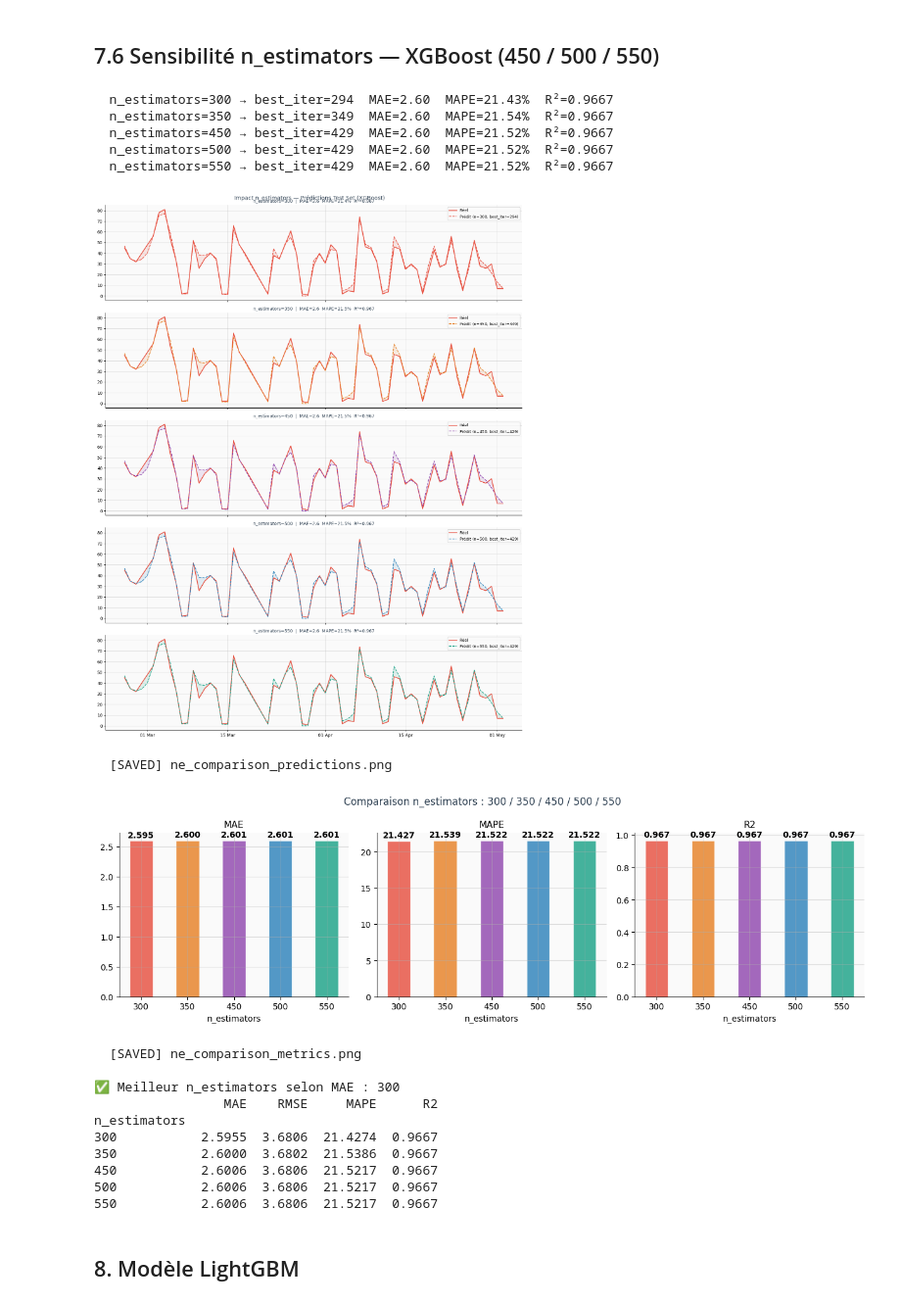
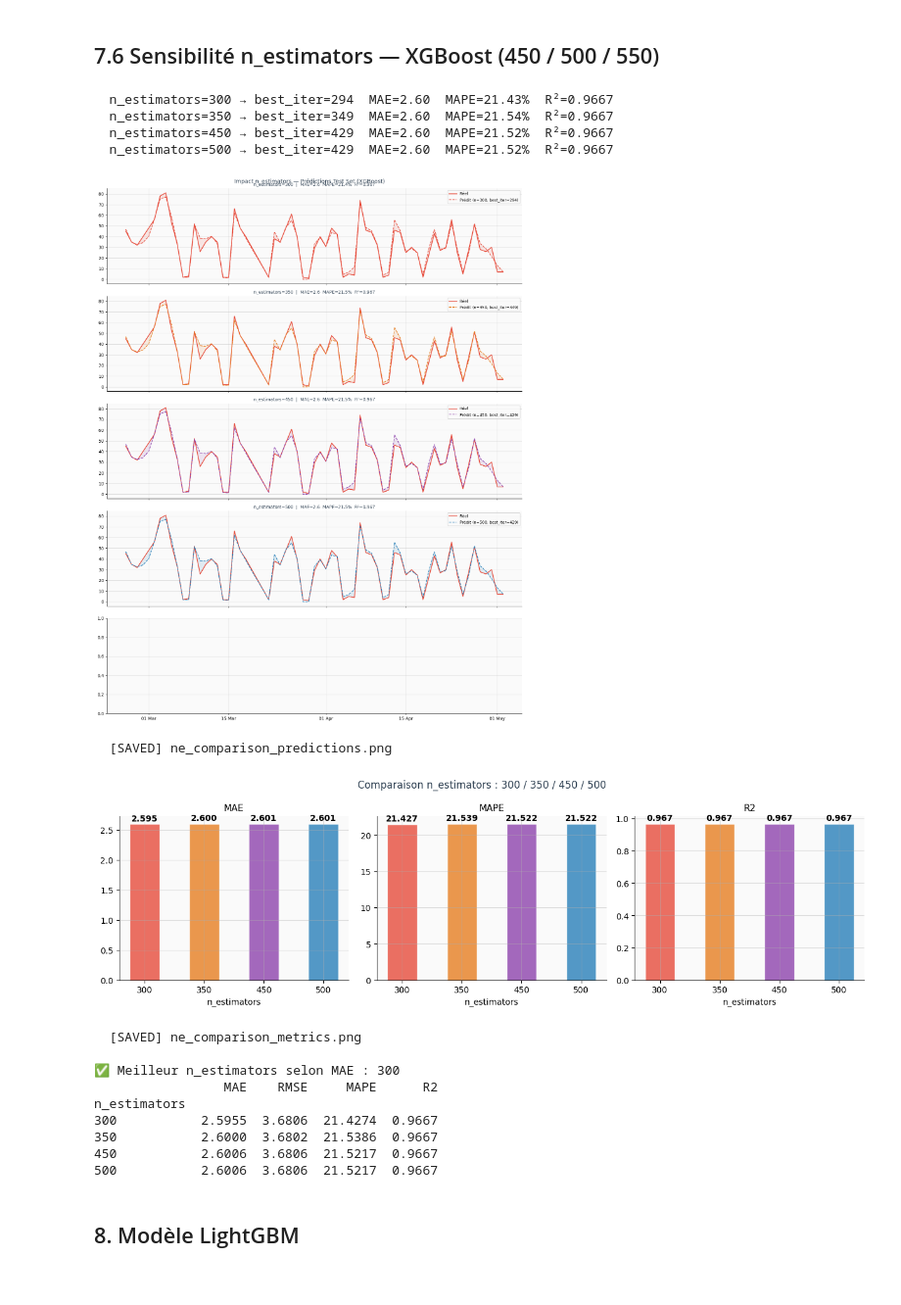
Before and after one commit to raniamaamer/Rania-Maamer-DXC, a Jupyter notebook: prediction/servier_forecasting_v4.ipynb, the cells around one changed output. Shown at 98% size. Cells and saved outputs as stored; diff of their text form; code cells hidden in the pictures.

```diff
--- a/prediction/servier_forecasting_v4.ipynb
+++ b/prediction/servier_forecasting_v4.ipynb
@@ -479,8 +479,8 @@ fold
 # %% [markdown]
 ## 7.6 Sensibilité n_estimators — XGBoost (450 / 500 / 550)
 # %%
-# ── Test de 5 valeurs de n_estimators ─────────────────────────────────────────
-n_est_values = [300, 350, 450, 500, 550]
+# ── Test de 4 valeurs de n_estimators ─────────────────────────────────────────
+n_est_values = [300, 350, 450, 500]
 ne_results = {}
 
 for ne in n_est_values:
@@ -508,7 +508,7 @@ fig.suptitle("Impact n_estimators — Prédictions Test Set (XGBoost)",
              fontsize=13, color=C["primary"])
 
 colors_ne = {300: "#E74C3C", 350: "#E67E22",
-             450: "#8E44AD", 500: C["secondary"], 550: "#16A085"}
+             450: "#8E44AD", 500: C["secondary"]}
 
 for ax, ne in zip(axes, n_est_values):
     r = ne_results[ne]
@@ -531,37 +531,36 @@ ne_df = pd.DataFrame(
     {ne: r["metrics"] for ne, r in ne_results.items()}
 ).T
 ne_df.index.name = "n_estimators"
 
 fig, axes = plt.subplots(1, 3, figsize=(13, 4))
-fig.suptitle("Comparaison n_estimators : 300 / 350 / 450 / 500 / 550",
+fig.suptitle("Comparaison n_estimators : 300 / 350 / 450 / 500",
              fontsize=12, color=C["primary"])
 
 for ax, metric in zip(axes, ["MAE", "MAPE", "R2"]):
     bars = ax.bar([str(n) for n in n_est_values], ne_df[metric],
                   color=[colors_ne[n] for n in n_est_values],
                   alpha=0.8, edgecolor="white", width=0.5)
     for bar, val in zip(bars, ne_df[metric]):
         ax.text(bar.get_x() + bar.get_width()/2, bar.get_height() * 1.01,
                 f"{val:.3f}", ha="center", va="bottom",
                 fontsize=10, fontweight="bold")
     ax.set_title(metric, fontsize=11)
     ax.set_xlabel("n_estimators")
 
 save_fig("ne_comparison_metrics.png")
 
 # ── Recommandation automatique ────────────────────────────────────────────────
 best_ne = ne_df["MAE"].idxmin()
 print(f"\n✅ Meilleur n_estimators selon MAE : {best_ne}")
 print(ne_df[["MAE","RMSE","MAPE","R2"]].round(4).to_string())
 # %% [output]
   n_estimators=300 → best_iter=294  MAE=2.60  MAPE=21.43%  R²=0.9667
   n_estimators=350 → best_iter=349  MAE=2.60  MAPE=21.54%  R²=0.9667
   n_estimators=450 → best_iter=429  MAE=2.60  MAPE=21.52%  R²=0.9667
   n_estimators=500 → best_iter=429  MAE=2.60  MAPE=21.52%  R²=0.9667
-  n_estimators=550 → best_iter=429  MAE=2.60  MAPE=21.52%  R²=0.9667
-[figure, old version]
+[figure, new version]
   [SAVED] ne_comparison_predictions.png
-[figure, old version]
+[figure, new version]
   [SAVED] ne_comparison_metrics.png
 
 ✅ Meilleur n_estimators selon MAE : 300
@@ -571,7 +570,6 @@ n_estimators
 350           2.6000  3.6802  21.5386  0.9667
 450           2.6006  3.6806  21.5217  0.9667
 500           2.6006  3.6806  21.5217  0.9667
-550           2.6006  3.6806  21.5217  0.9667
 # %% [markdown]
 ## 8. Modèle LightGBM
 # %%
```
Also changed, not shown: 6 other files.
